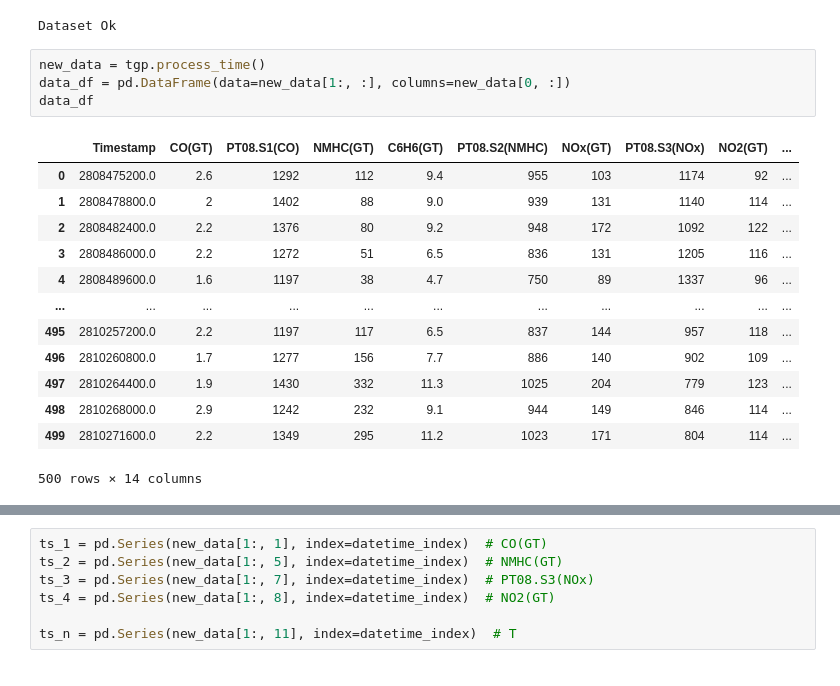
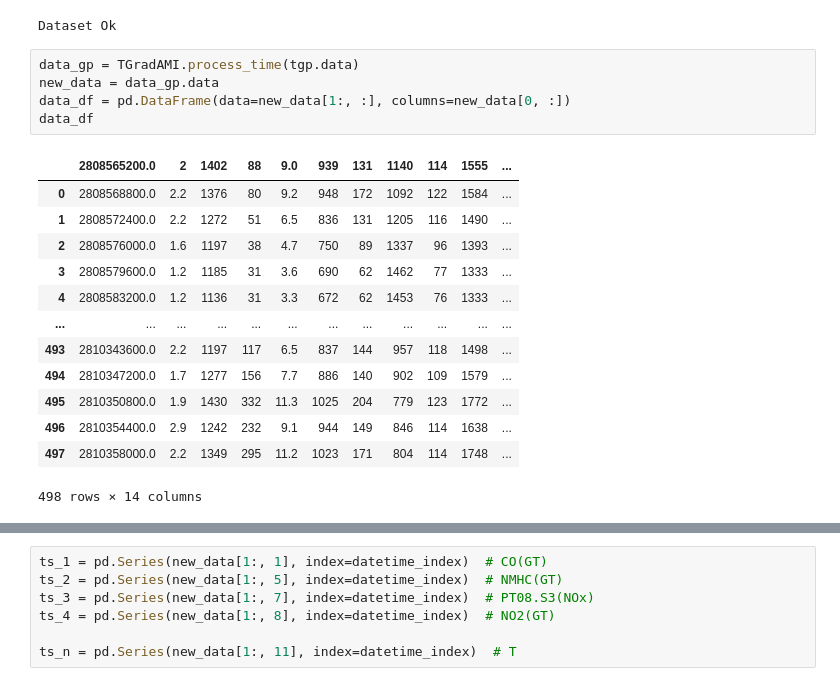
Before and after one commit to owuordickson/t-graank, a Jupyter notebook: analysis/timeseries_analysis.ipynb, the cells around one changed output, grey strips where cells are left out. Saved outputs shown, nothing was run; the diff lists cells and outputs as text.

```diff
--- a/analysis/timeseries_analysis.ipynb
+++ b/analysis/timeseries_analysis.ipynb
@@ -85,23 +85,24 @@ tgp = TGradAMI(f_path, eq, min_sup, tgt_col, min_rep, num_cores)
 # %% [output]
 Dataset Ok
 # %%
-new_data = tgp.process_time()
+data_gp = TGradAMI.process_time(tgp.data)
+new_data = data_gp.data
 data_df = pd.DataFrame(data=new_data[1:, :], columns=new_data[0, :])
 data_df
 # %% [output]
-|  | Timestamp | CO(GT) | PT08.S1(CO) | NMHC(GT) | C6H6(GT) | PT08.S2(NMHC) | NOx(GT) | PT08.S3(NOx) | NO2(GT) | ... |
-| 0 | 2808475200.0 | 2.6 | 1292 | 112 | 9.4 | 955 | 103 | 1174 | 92 | ... |
-| 1 | 2808478800.0 | 2 | 1402 | 88 | 9.0 | 939 | 131 | 1140 | 114 | ... |
-| 2 | 2808482400.0 | 2.2 | 1376 | 80 | 9.2 | 948 | 172 | 1092 | 122 | ... |
-| 3 | 2808486000.0 | 2.2 | 1272 | 51 | 6.5 | 836 | 131 | 1205 | 116 | ... |
-| 4 | 2808489600.0 | 1.6 | 1197 | 38 | 4.7 | 750 | 89 | 1337 | 96 | ... |
-| ... | ... | ... | ... | ... | ... | ... | ... | ... | ... | ... |
-| 495 | 2810257200.0 | 2.2 | 1197 | 117 | 6.5 | 837 | 144 | 957 | 118 | ... |
-| 496 | 2810260800.0 | 1.7 | 1277 | 156 | 7.7 | 886 | 140 | 902 | 109 | ... |
-| 497 | 2810264400.0 | 1.9 | 1430 | 332 | 11.3 | 1025 | 204 | 779 | 123 | ... |
-| 498 | 2810268000.0 | 2.9 | 1242 | 232 | 9.1 | 944 | 149 | 846 | 114 | ... |
-| 499 | 2810271600.0 | 2.2 | 1349 | 295 | 11.2 | 1023 | 171 | 804 | 114 | ... |
+|  | 2808565200.0 | 2 | 1402 | 88 | 9.0 | 939 | 131 | 1140 | 114 | 1555 | ... |
+| 0 | 2808568800.0 | 2.2 | 1376 | 80 | 9.2 | 948 | 172 | 1092 | 122 | 1584 | ... |
+| 1 | 2808572400.0 | 2.2 | 1272 | 51 | 6.5 | 836 | 131 | 1205 | 116 | 1490 | ... |
+| 2 | 2808576000.0 | 1.6 | 1197 | 38 | 4.7 | 750 | 89 | 1337 | 96 | 1393 | ... |
+| 3 | 2808579600.0 | 1.2 | 1185 | 31 | 3.6 | 690 | 62 | 1462 | 77 | 1333 | ... |
+| 4 | 2808583200.0 | 1.2 | 1136 | 31 | 3.3 | 672 | 62 | 1453 | 76 | 1333 | ... |
+| ... | ... | ... | ... | ... | ... | ... | ... | ... | ... | ... | ... |
+| 493 | 2810343600.0 | 2.2 | 1197 | 117 | 6.5 | 837 | 144 | 957 | 118 | 1498 | ... |
+| 494 | 2810347200.0 | 1.7 | 1277 | 156 | 7.7 | 886 | 140 | 902 | 109 | 1579 | ... |
+| 495 | 2810350800.0 | 1.9 | 1430 | 332 | 11.3 | 1025 | 204 | 779 | 123 | 1772 | ... |
+| 496 | 2810354400.0 | 2.9 | 1242 | 232 | 9.1 | 944 | 149 | 846 | 114 | 1638 | ... |
+| 497 | 2810358000.0 | 2.2 | 1349 | 295 | 11.2 | 1023 | 171 | 804 | 114 | 1748 | ... |
-500 rows × 14 columns
+498 rows × 14 columns
 # %%
 datetime_series = pd.to_datetime(new_data[1:, 0].astype(float), unit='s')
 datetime_index = pd.DatetimeIndex(datetime_series, freq='h')
```
Also changed, not shown: parts of 4 cells of this notebook, 1 other file.
